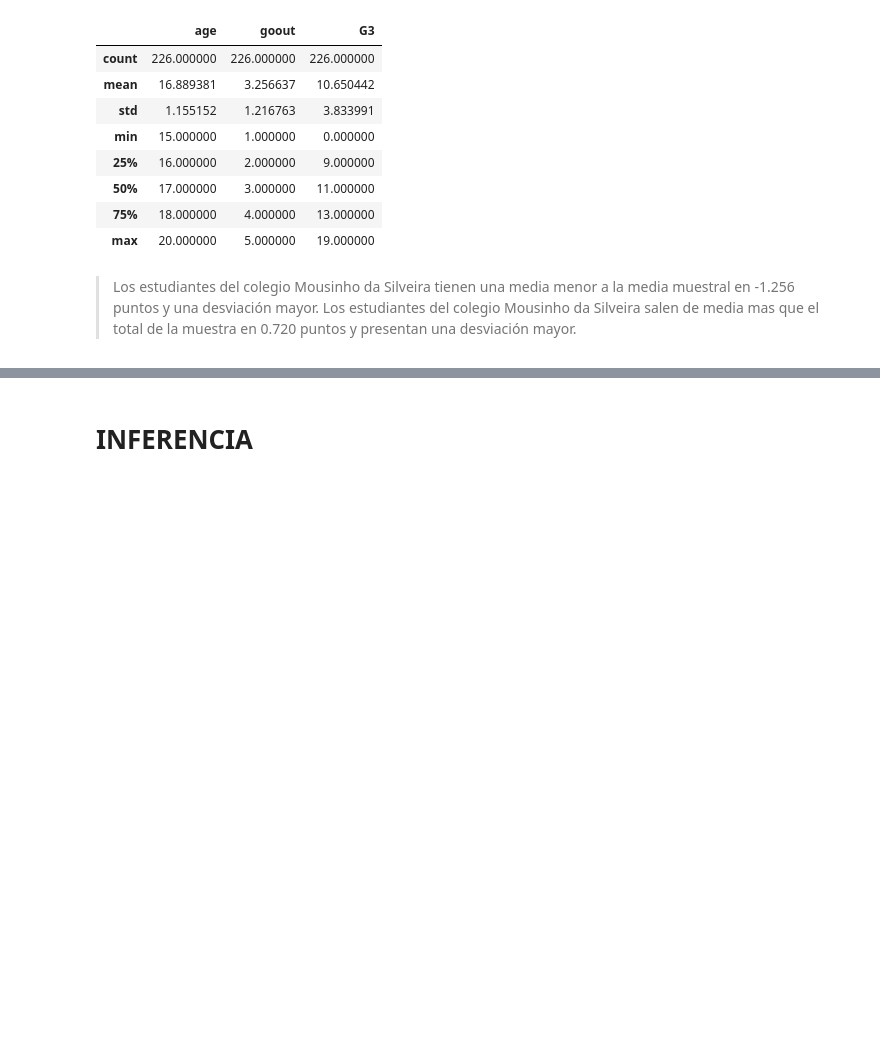
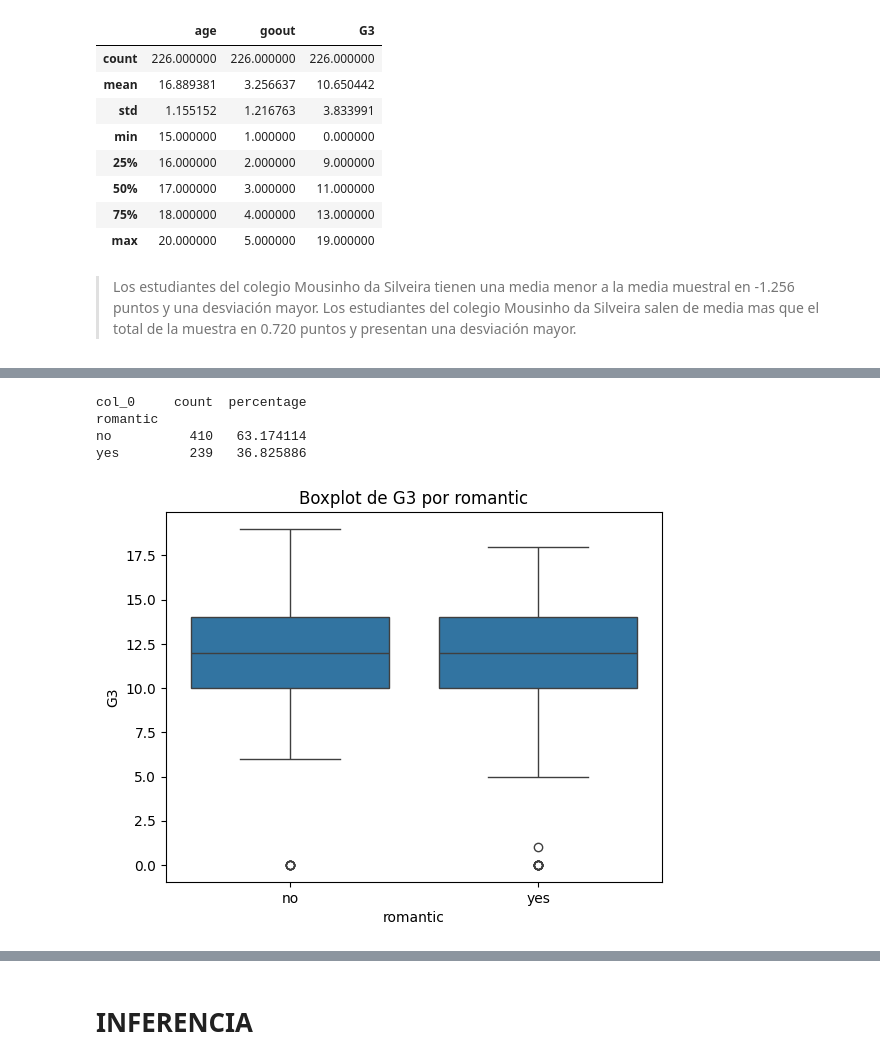
Before and after one commit to Tumup/estadistica, a Jupyter notebook: ESTADISTICA/analisis.ipynb, the cells around one changed output, grey strips where cells are left out. Drawn from its saved outputs; the diff is of its cells as text; code cells hidden in the pictures; blank space fills up the shorter version.

```diff
--- a/ESTADISTICA/analisis.ipynb
+++ b/ESTADISTICA/analisis.ipynb
@@ -200,2 +169,18 @@ plt.show()
+# %%
+frequency_table = pd.crosstab(index=df['romantic'], columns="count")
+frequency_table['percentage'] = (frequency_table / frequency_table.sum()) * 100
+
+print(frequency_table)
+# %% [output]
+col_0     count  percentage
+romantic
+no          410   63.174114
+yes         239   36.825886
+# %%
+sns.boxplot(x='romantic', y='G3', data=df)
+plt.title('Boxplot de G3 por romantic')
+plt.show()
+# %% [output]
+[figure, added]
 # %%
 
```
Also changed, not shown: parts of 33 cells of this notebook.
